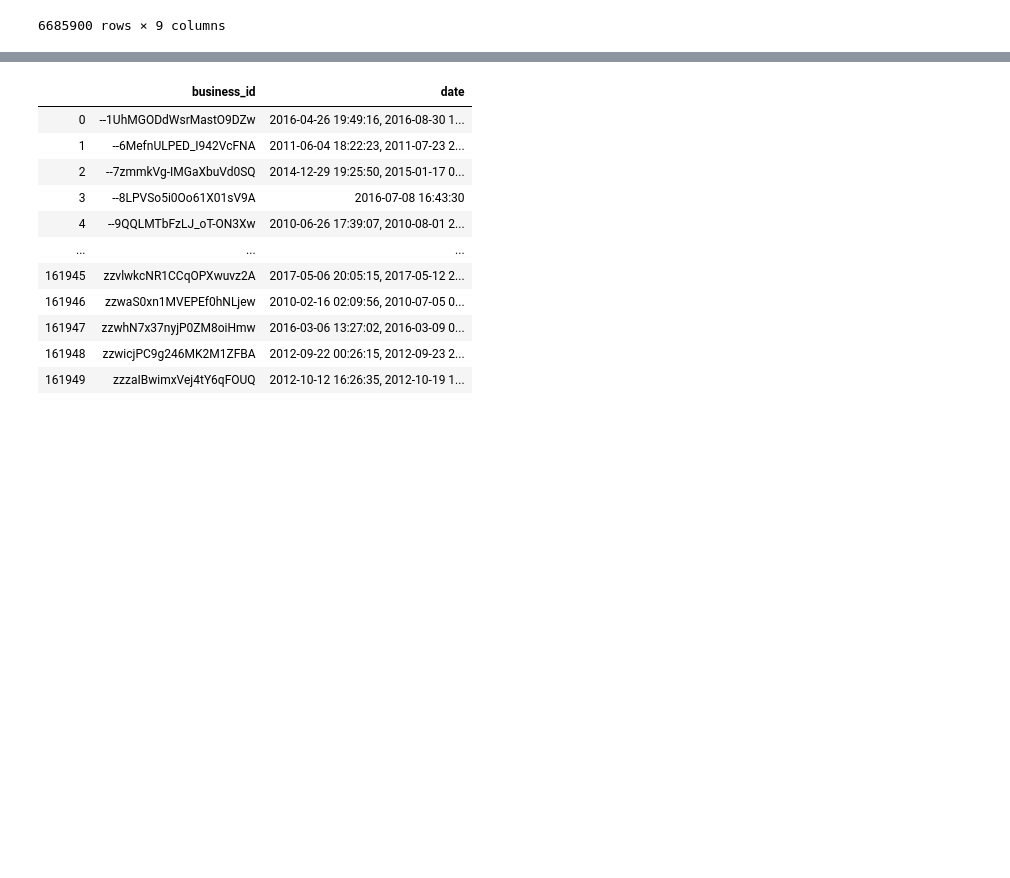
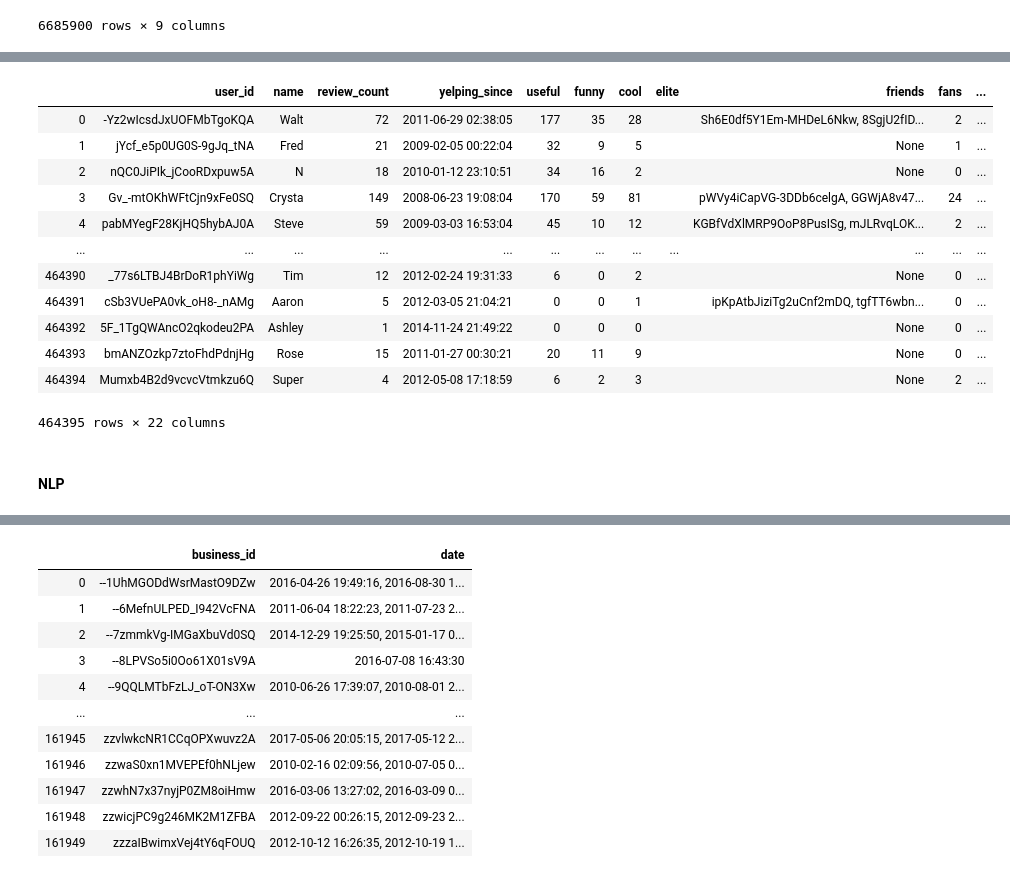
Before and after one commit to wonchankim97/Yelp-Recommender, a Jupyter notebook: EDA_KISOO.ipynb, the cells around one changed output, grey strips where cells are left out. Drawn from its saved outputs; the diff is of its cells as text; code cells hidden in the pictures; blank space fills up the shorter version.

```diff
--- a/EDA_KISOO.ipynb
+++ b/EDA_KISOO.ipynb
@@ -287,0 +235,21 @@ s
+# %%
+rev_k = pd.DataFrame({'user_id':review_restaurant['user_id'].unique()})
+user_restaurant = rev_k.merge(user, how='left',on='user_id')
+# %%
+user_restaurant
+# %% [output]
+|  | user_id | name | review_count | yelping_since | useful | funny | cool | elite | friends | fans | ... |
+| 0 | -Yz2wIcsdJxUOFMbTgoKQA | Walt | 72 | 2011-06-29 02:38:05 | 177 | 35 | 28 |  | Sh6E0df5Y1Em-MHDeL6Nkw, 8SgjU2fID... | 2 | ... |
+| 1 | jYcf_e5p0UG0S-9gJq_tNA | Fred | 21 | 2009-02-05 00:22:04 | 32 | 9 | 5 |  | None | 1 | ... |
+| 2 | nQC0JiPIk_jCooRDxpuw5A | N | 18 | 2010-01-12 23:10:51 | 34 | 16 | 2 |  | None | 0 | ... |
+| 3 | Gv_-mtOKhWFtCjn9xFe0SQ | Crysta | 149 | 2008-06-23 19:08:04 | 170 | 59 | 81 |  | pWVy4iCapVG-3DDb6celgA, GGWjA8v47... | 24 | ... |
+| 4 | pabMYegF28KjHQ5hybAJ0A | Steve | 59 | 2009-03-03 16:53:04 | 45 | 10 | 12 |  | KGBfVdXlMRP9OoP8PusISg, mJLRvqLOK... | 2 | ... |
+| ... | ... | ... | ... | ... | ... | ... | ... | ... | ... | ... | ... |
+| 464390 | _77s6LTBJ4BrDoR1phYiWg | Tim | 12 | 2012-02-24 19:31:33 | 6 | 0 | 2 |  | None | 0 | ... |
+| 464391 | cSb3VUePA0vk_oH8-_nAMg | Aaron | 5 | 2012-03-05 21:04:21 | 0 | 0 | 1 |  | ipKpAtbJiziTg2uCnf2mDQ, tgfTT6wbn... | 0 | ... |
+| 464392 | 5F_1TgQWAncO2qkodeu2PA | Ashley | 1 | 2014-11-24 21:49:22 | 0 | 0 | 0 |  | None | 0 | ... |
+| 464393 | bmANZOzkp7ztoFhdPdnjHg | Rose | 15 | 2011-01-27 00:30:21 | 20 | 11 | 9 |  | None | 0 | ... |
+| 464394 | Mumxb4B2d9vcvcVtmkzu6Q | Super | 4 | 2012-05-08 17:18:59 | 6 | 2 | 3 |  | None | 2 | ... |
+464395 rows × 22 columns
+# %% [markdown]
+#### NLP
```
Also changed, not shown: parts of 36 cells of this notebook.
